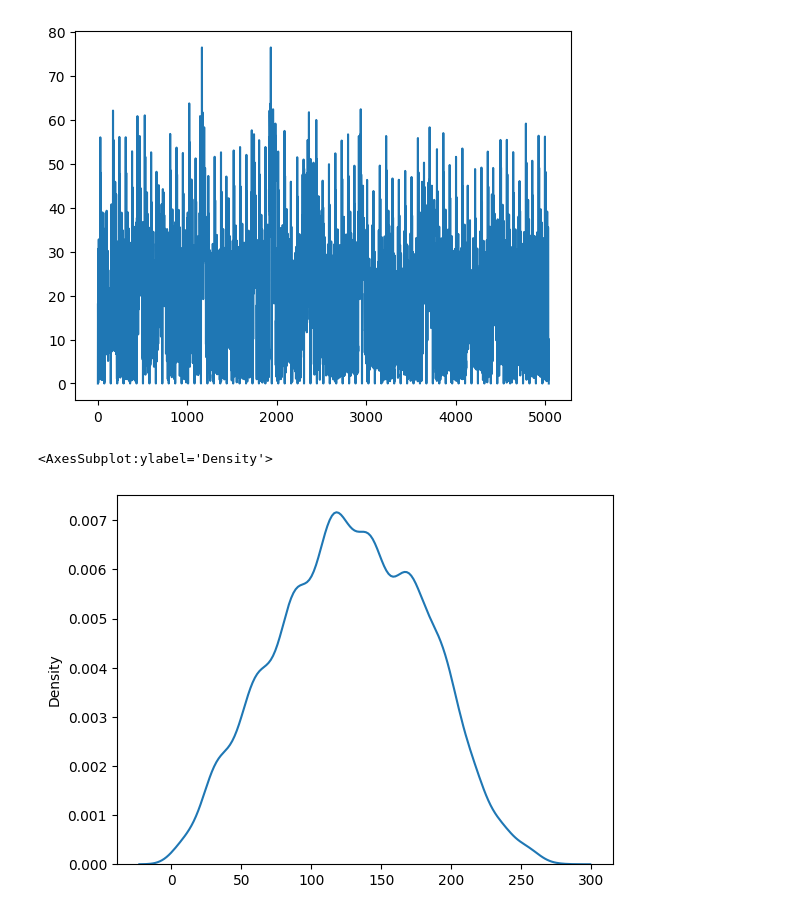
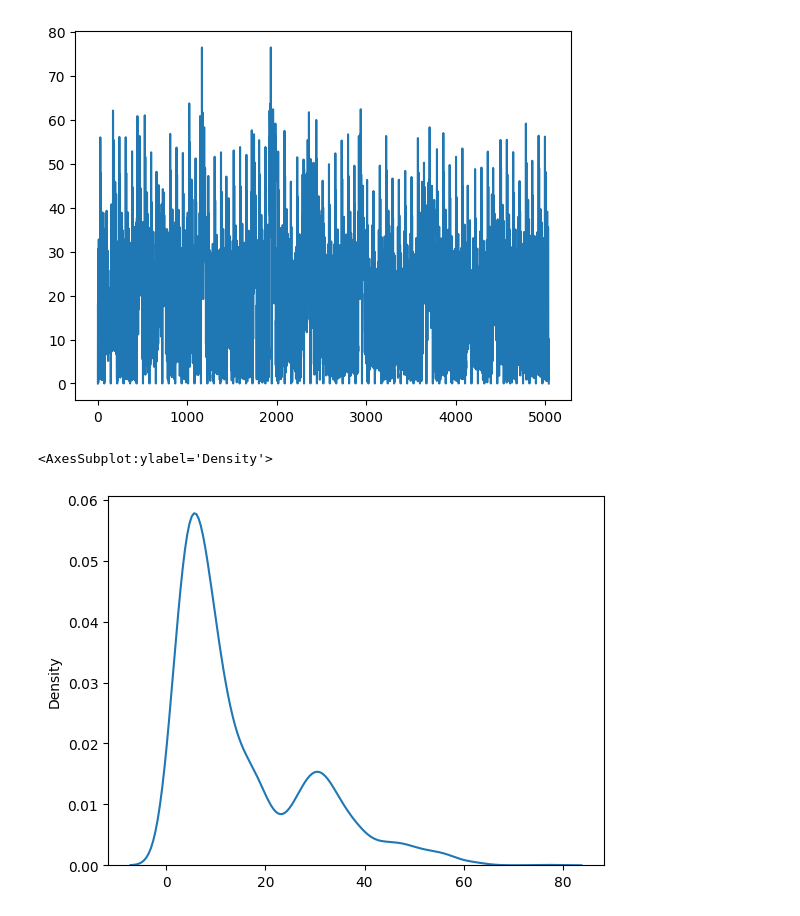
Before and after one commit to hoang1007/air-quality-forecasting, a Jupyter notebook: src/test.ipynb, the cells around one changed output. Drawn from its saved outputs; the diff is of its cells as text; code cells hidden in the pictures.

```diff
--- a/src/test.ipynb
+++ b/src/test.ipynb
@@ -62,10 +26,20 @@ data = private_train_data("/home/hoang/Documents/CodeSpace/air-quality-forecasti
 # %%
-dists = []
-for air_station in data["air"].values():
+from utils.functional import haversine_distance
+
+a2a = []
+m2a = []
+
+for name, air_station in data["air"].items():
     for meteo_station in data["meteo"].values():
-        dists.append(
+        m2a.append(
             haversine_distance(air_station["loc"], meteo_station["loc"])
         )
+
+    for tmp_name, tmp_air in data["air"].items():
+        if tmp_name != name:
+            a2a.append(
+                haversine_distance(air_station["loc"], tmp_air["loc"])
+            )
 # %%
 locs = []
 names = []
@@ -90,7 +64,8 @@ plt.plot(dists)
 # %%
 import seaborn as sns
 
-sns.kdeplot(dists)
+# sns.kdeplot(m2a)
+sns.kdeplot(a2a)
 # %% [output]
 <AxesSubplot:ylabel='Density'>
-[figure, old version]
+[figure, new version]
```
Also changed, not shown: parts of 3 cells of this notebook, 3 other files.
